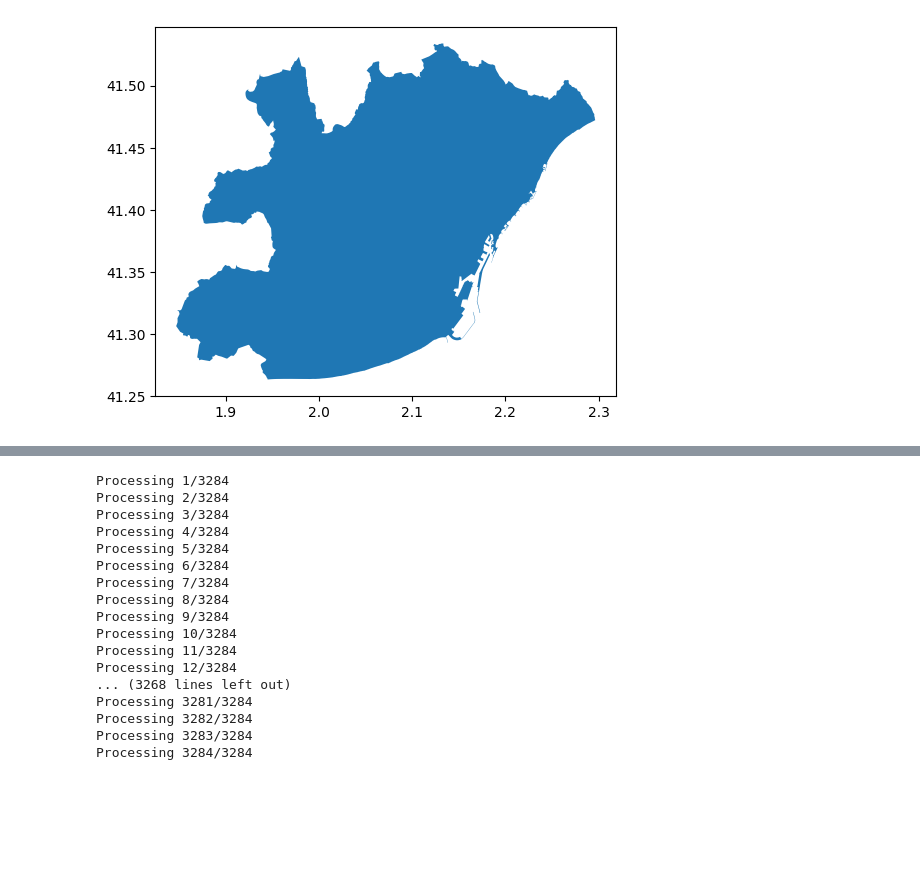
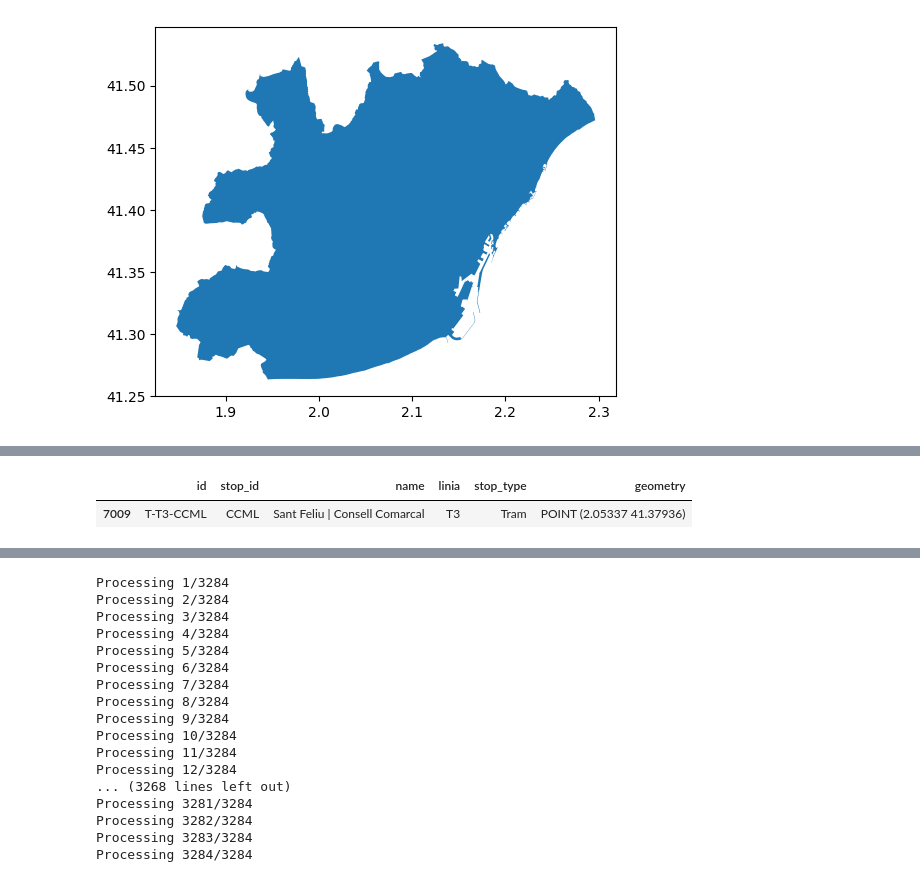
Before and after one commit to bmantepe/stop-location, a Jupyter notebook: 12-Edges-Exchange-OSMXN.ipynb, the cells around one changed output, grey strips where cells are left out. Drawn from its saved outputs; the diff is of its cells as text; code cells hidden in the pictures; blank space fills up the shorter version.

```diff
--- a/12-Edges-Exchange-OSMXN.ipynb
+++ b/12-Edges-Exchange-OSMXN.ipynb
@@ -109,3 +117,8 @@ plt.show()
+# %%
+all_stops[all_stops['stop_id'] == 'CCML']
+# %% [output]
+|  | id | stop_id | name | linia | stop_type | geometry |
+| 7009 | T-T3-CCML | CCML | Sant Feliu | Consell Comarcal | T3 | Tram | POINT (2.05337 41.37936) |
 # %%
 walking_speed = 1.39
 
```
Also changed, not shown: parts of 4 cells of this notebook, 7 other files.
